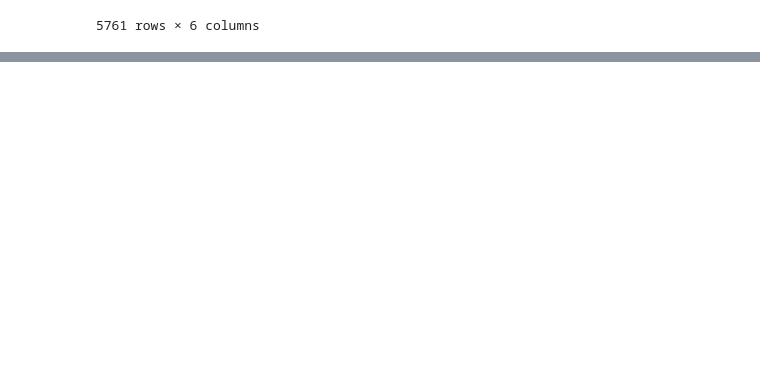
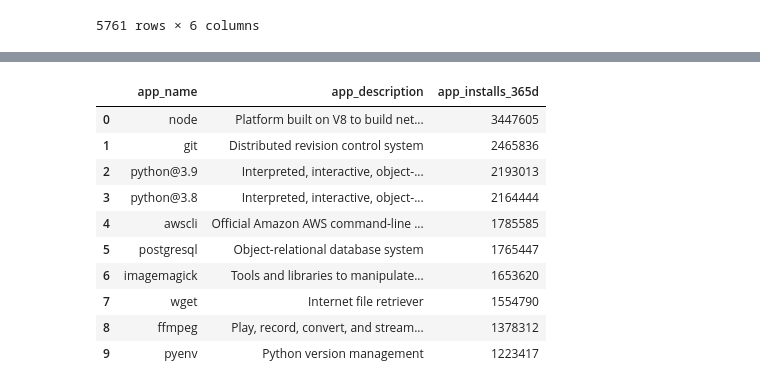
Before and after one commit to drsladit/Project-1, a Jupyter notebook: Project 1 - Task 2 - Using Pandas.ipynb, the cells around one changed output, grey strips where cells are left out. Drawn from its saved outputs; the diff is of its cells as text; code cells hidden in the pictures; blank space fills up the shorter version.

```diff
--- a/Project 1 - Task 2 - Using Pandas.ipynb
+++ b/Project 1 - Task 2 - Using Pandas.ipynb
@@ -64 +114,15 @@ df_365days_installs_10apps.to_csv('Top 365days Installs', index=False)
+# %%
+df_365days_installs_10apps
+# %% [output]
+|  | app_name | app_description | app_installs_365d |
+| 0 | node | Platform built on V8 to build net... | 3447605 |
+| 1 | git | Distributed revision control system | 2465836 |
+| 2 | python@3.9 | Interpreted, interactive, object-... | 2193013 |
+| 3 | python@3.8 | Interpreted, interactive, object-... | 2164444 |
+| 4 | awscli | Official Amazon AWS command-line ... | 1785585 |
+| 5 | postgresql | Object-relational database system | 1765447 |
+| 6 | imagemagick | Tools and libraries to manipulate... | 1653620 |
+| 7 | wget | Internet file retriever | 1554790 |
+| 8 | ffmpeg | Play, record, convert, and stream... | 1378312 |
+| 9 | pyenv | Python version management | 1223417 |
 # %%
```
Also changed, not shown: parts of 12 cells of this notebook, 9 other files.
